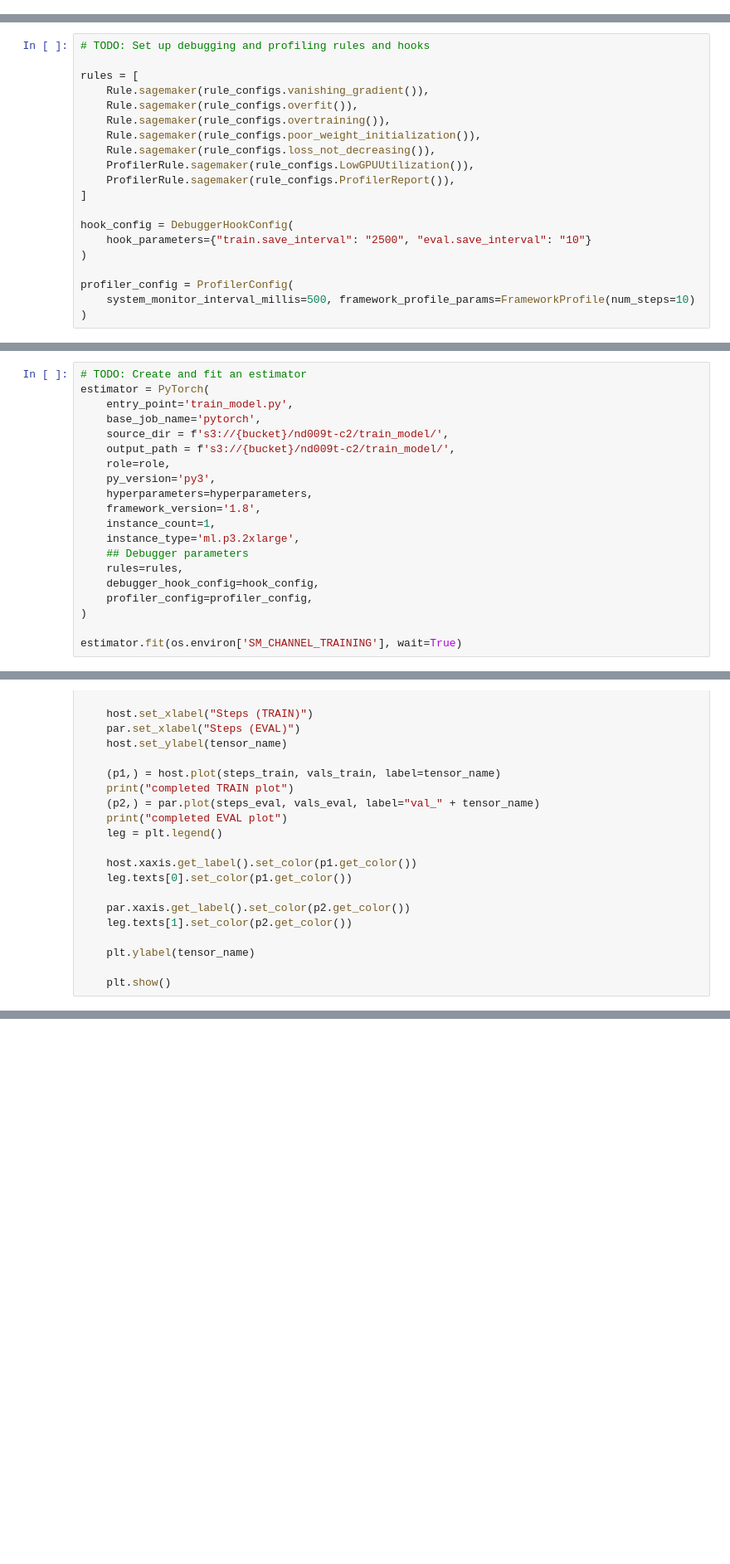
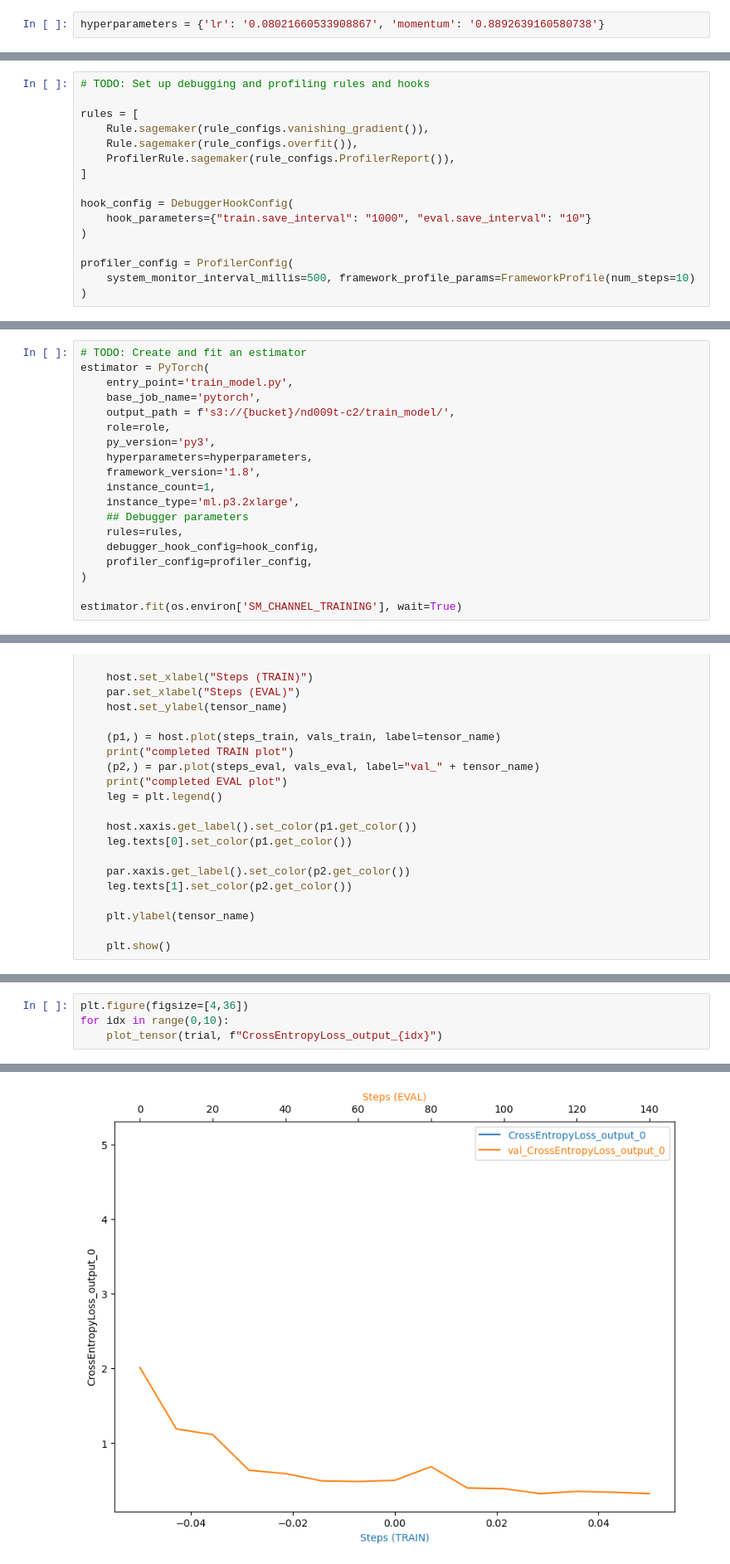
Before and after one commit to hitoshikumagai/nd009t-c3-deep-learning-topics-within-computer-vision-nlp-project-starter, a Jupyter notebook: train_and_deploy.ipynb, the cells around one changed output, grey strips where cells are left out. Shown at 83% size. Cells and saved outputs as stored; diff of their text form; blank space fills up the shorter version.

```diff
--- a/train_and_deploy.ipynb
+++ b/train_and_deploy.ipynb
@@ -298,3 +301,5 @@ hyperparameters
+# %%
+hyperparameters = {'lr': '0.08021660533908867', 'momentum': '0.8892639160580738'}
 # %% [markdown]
 ## Model Profiling and Debugging
 TODO: Using the best hyperparameters, create and finetune a new model
@@ -306,15 +311,11 @@ TODO: Using the best hyperparameters, create and finetune a new model
 rules = [
     Rule.sagemaker(rule_configs.vanishing_gradient()),
     Rule.sagemaker(rule_configs.overfit()),
-    Rule.sagemaker(rule_configs.overtraining()),
-    Rule.sagemaker(rule_configs.poor_weight_initialization()),
-    Rule.sagemaker(rule_configs.loss_not_decreasing()),
-    ProfilerRule.sagemaker(rule_configs.LowGPUUtilization()),
     ProfilerRule.sagemaker(rule_configs.ProfilerReport()),
 ]
 
 hook_config = DebuggerHookConfig(
-    hook_parameters={"train.save_interval": "2500", "eval.save_interval": "10"}
+    hook_parameters={"train.save_interval": "1000", "eval.save_interval": "10"}
 )
 
 profiler_config = ProfilerConfig(
@@ -327,7 +329,6 @@ NameError: name 'ProfilerRule' is not defined
 estimator = PyTorch(
     entry_point='train_model.py',
     base_job_name='pytorch',
-    source_dir = f's3://{bucket}/nd009t-c2/train_model/',
     output_path = f's3://{bucket}/nd009t-c2/train_model/',
     role=role,
     py_version='py3',
@@ -452,0 +430,5 @@ completed EVAL plot
+# %%
+plt.figure(figsize=[4,36])
+for idx in range(0,10):
+    plot_tensor(trial, f"CrossEntropyLoss_output_{idx}")
+# %% [output]
@@ -452,0 +440 @@ completed EVAL plot
+[figure, added]
```
Also changed, not shown: parts of 21 cells of this notebook, 1 other file.
